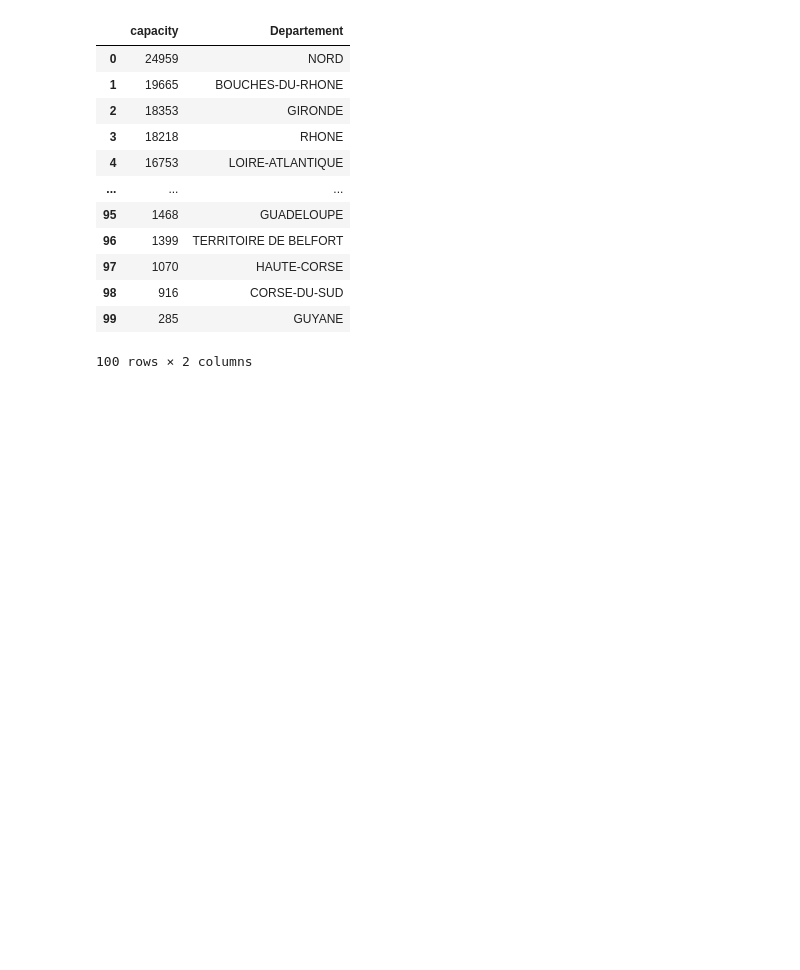
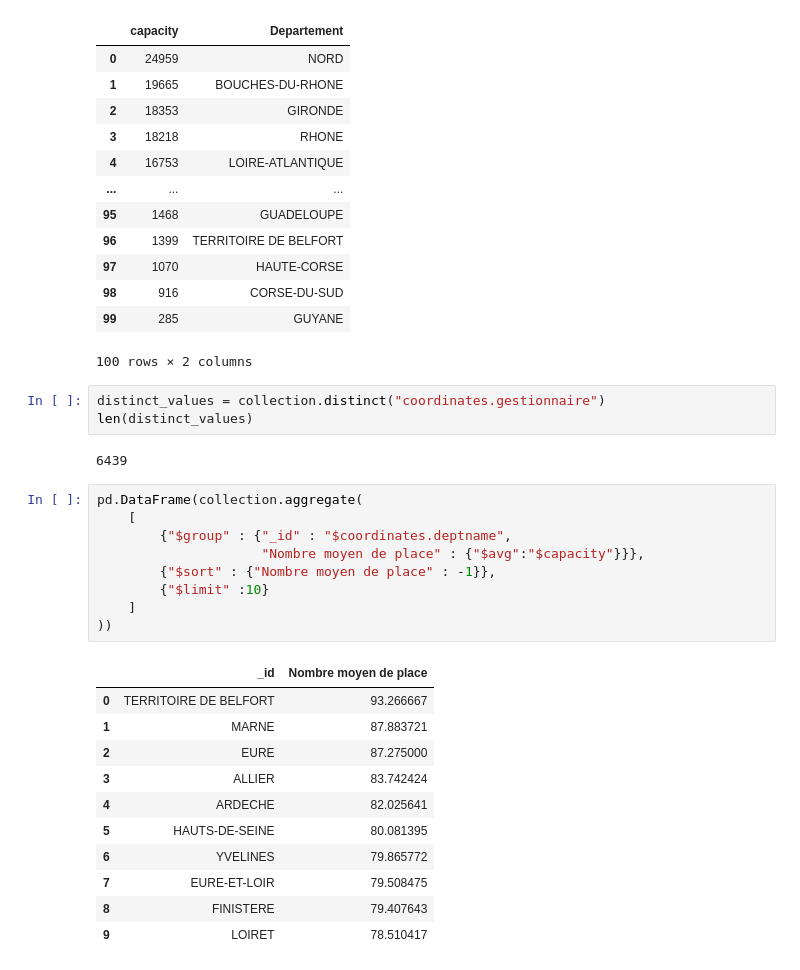
Before and after one commit to AxelBonneau/Ehpad, a Jupyter notebook: notebook/RequeteMongoDB.ipynb, the cells around one changed output. Cells and saved outputs as stored; diff of their text form; blank space fills up the shorter version.

```diff
--- a/notebook/RequeteMongoDB.ipynb
+++ b/notebook/RequeteMongoDB.ipynb
@@ -56,3 +56,29 @@ pd.DataFrame(collection.aggregate(
 | 98 | 916 | CORSE-DU-SUD |
 | 99 | 285 | GUYANE |
 100 rows × 2 columns
+# %%
+distinct_values = collection.distinct("coordinates.gestionnaire")
+len(distinct_values)
+# %% [output]
+6439
+# %%
+pd.DataFrame(collection.aggregate(
+    [
+        {"$group" : {"_id" : "$coordinates.deptname",
+                     "Nombre moyen de place" : {"$avg":"$capacity"}}},
+        {"$sort" : {"Nombre moyen de place" : -1}},
+        {"$limit" :10}
+    ]
+))
+# %% [output]
+|  | _id | Nombre moyen de place |
+| 0 | TERRITOIRE DE BELFORT | 93.266667 |
+| 1 | MARNE | 87.883721 |
+| 2 | EURE | 87.275000 |
+| 3 | ALLIER | 83.742424 |
+| 4 | ARDECHE | 82.025641 |
+| 5 | HAUTS-DE-SEINE | 80.081395 |
+| 6 | YVELINES | 79.865772 |
+| 7 | EURE-ET-LOIR | 79.508475 |
+| 8 | FINISTERE | 79.407643 |
+| 9 | LOIRET | 78.510417 |
```
Also changed, not shown: 14 other files.
